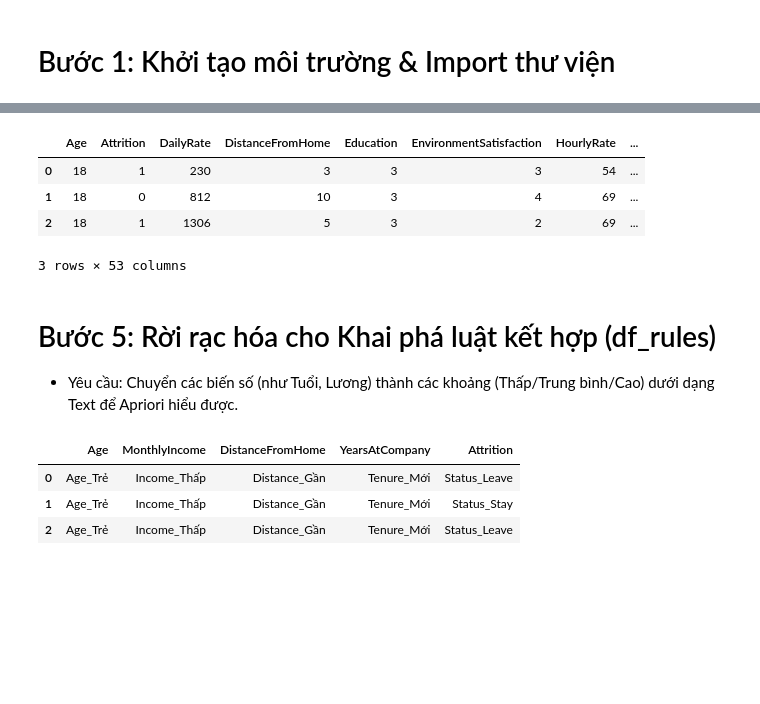
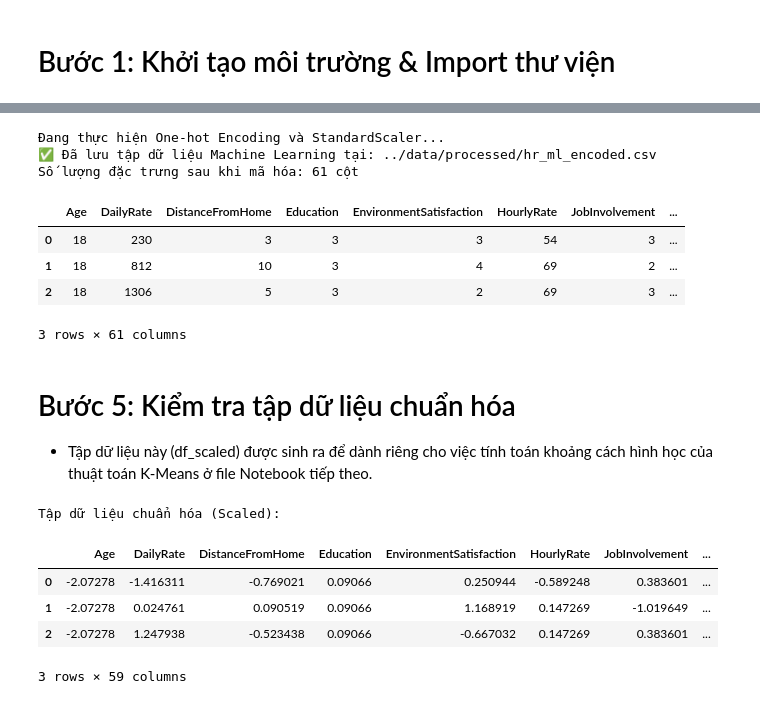
Before and after one commit to NgoVanQuan/Nhom2_Data_08_Employee, a Jupyter notebook: notebooks/02_preprocess_feature.ipynb, the cells around one changed output, grey strips where cells are left out. Saved outputs shown, nothing was run; the diff lists cells and outputs as text; code cells hidden in the pictures; blank space fills up the shorter version.

```diff
--- a/notebooks/02_preprocess_feature.ipynb
+++ b/notebooks/02_preprocess_feature.ipynb
@@ -95,60 +66,33 @@ Số dòng trùng lặp: 7
 # %%
-# 1. Mã hóa biến mục tiêu Attrition (Nghỉ việc) thành 1 và 0
-if 'Attrition' in df_ml.columns:
-    df_ml['Attrition'] = df_ml['Attrition'].map({'Yes': 1, 'No': 0})
+print("Đang thực hiện One-hot Encoding và StandardScaler...")
+df_encoded, df_scaled, scaler = builder.build_ml_data(df_rules)
 
-# 2. Mã hóa One-Hot Encoding cho các biến phân loại (Categorical)
-categorical_cols = df_ml.select_dtypes(include=['object']).columns
-df_ml = pd.get_dummies(df_ml, columns=categorical_cols, drop_first=True)
+# Lưu file đã mã hóa
+encoded_path = '../data/processed/hr_ml_encoded.csv'
+df_encoded.to_csv(encoded_path, index=False)
 
-# Chuyển đổi True/False thành 1/0
-for col in df_ml.columns:
-    if df_ml[col].dtype == bool:
-        df_ml[col] = df_ml[col].astype(int)
-
-display(df_ml.head(3))
+print(f"✅ Đã lưu tập dữ liệu Machine Learning tại: {encoded_path}")
+print(f"Số lượng đặc trưng sau khi mã hóa: {df_encoded.shape[1]} cột")
+display(df_encoded.head(3))
 # %% [output]
+Đang thực hiện One-hot Encoding và StandardScaler...
+✅ Đã lưu tập dữ liệu Machine Learning tại: ../data/processed/hr_ml_encoded.csv
+Số lượng đặc trưng sau khi mã hóa: 61 cột
-|  | Age | Attrition | DailyRate | DistanceFromHome | Education | EnvironmentSatisfaction | HourlyRate | ... |
-| 0 | 18 | 1 | 230 | 3 | 3 | 3 | 54 | ... |
-| 1 | 18 | 0 | 812 | 10 | 3 | 4 | 69 | ... |
-| 2 | 18 | 1 | 1306 | 5 | 3 | 2 | 69 | ... |
+|  | Age | DailyRate | DistanceFromHome | Education | EnvironmentSatisfaction | HourlyRate | JobInvolvement | ... |
+| 0 | 18 | 230 | 3 | 3 | 3 | 54 | 3 | ... |
+| 1 | 18 | 812 | 10 | 3 | 4 | 69 | 2 | ... |
+| 2 | 18 | 1306 | 5 | 3 | 2 | 69 | 3 | ... |
-3 rows × 53 columns
+3 rows × 61 columns
 # %% [markdown]
-# Bước 5: Rời rạc hóa cho Khai phá luật kết hợp (df_rules)
-* Yêu cầu: Chuyển các biến số (như Tuổi, Lương) thành các khoảng (Thấp/Trung bình/Cao) dưới dạng Text để Apriori hiểu được.
+# Bước 5: Kiểm tra tập dữ liệu chuẩn hóa
+* Tập dữ liệu này (df_scaled) được sinh ra để dành riêng cho việc tính toán khoảng cách hình học của thuật toán K-Means ở file Notebook tiếp theo.
 # %%
-labels_3 = ['Thấp', 'Trung bình', 'Cao']
-
-# 1. Tuổi (Age)
-if 'Age' in df_rules.columns:
-    df_rules['Age'] = pd.qcut(df_rules['Age'], q=3, labels=['Trẻ', 'Trung niên', 'Lớn tuổi'])
-    df_rules['Age'] = 'Age_' + df_rules['Age'].astype(str)
-
-# 2. Thu nhập hàng tháng (MonthlyIncome)
-if 'MonthlyIncome' in df_rules.columns:
-    df_rules['MonthlyIncome'] = pd.qcut(df_rules['MonthlyIncome'], q=3, labels=labels_3)
-    df_rules['MonthlyIncome'] = 'Income_' + df_rules['MonthlyIncome'].astype(str)
-
-# 3. Khoảng cách từ nhà đến công ty (DistanceFromHome)
-if 'DistanceFromHome' in df_rules.columns:
-    df_rules['DistanceFromHome'] = pd.cut(df_rules['DistanceFromHome'], bins=3, labels=['Gần', 'Vừa', 'Xa'])
-    df_rules['DistanceFromHome'] = 'Distance_' + df_rules['DistanceFromHome'].astype(str)
-
-# 4. Số năm làm việc tại công ty (YearsAtCompany)
-if 'YearsAtCompany' in df_rules.columns:
-    df_rules['YearsAtCompany'] = pd.cut(df_rules['YearsAtCompany'], bins=[-1, 3, 7, 50], labels=['Mới', 'Gắn bó', 'Lão làng'])
-    df_rules['YearsAtCompany'] = 'Tenure_' + df_rules['YearsAtCompany'].astype(str)
-
-# 5. Gắn tiền tố cho các cột Categorical có sẵn để phân biệt rõ ràng
-df_rules['Attrition'] = df_rules['Attrition'].apply(lambda x: 'Status_Leave' if x == 'Yes' else 'Status_Stay')
-
-for col in ['Department', 'JobRole', 'BusinessTravel']:
-    if col in df_rules.columns:
-        df_rules[col] = col + '_' + df_rules[col].astype(str)
-
-display(df_rules[['Age', 'MonthlyIncome', 'DistanceFromHome', 'YearsAtCompany', 'Attrition']].head(3))
+print("Tập dữ liệu chuẩn hóa (Scaled):")
+display(df_scaled.head(3))
 # %% [output]
+Tập dữ liệu chuẩn hóa (Scaled):
-|  | Age | MonthlyIncome | DistanceFromHome | YearsAtCompany | Attrition |
-| 0 | Age_Trẻ | Income_Thấp | Distance_Gần | Tenure_Mới | Status_Leave |
-| 1 | Age_Trẻ | Income_Thấp | Distance_Gần | Tenure_Mới | Status_Stay |
-| 2 | Age_Trẻ | Income_Thấp | Distance_Gần | Tenure_Mới | Status_Leave |
+|  | Age | DailyRate | DistanceFromHome | Education | EnvironmentSatisfaction | HourlyRate | JobInvolvement | ... |
+| 0 | -2.07278 | -1.416311 | -0.769021 | 0.09066 | 0.250944 | -0.589248 | 0.383601 | ... |
+| 1 | -2.07278 | 0.024761 | 0.090519 | 0.09066 | 1.168919 | 0.147269 | -1.019649 | ... |
+| 2 | -2.07278 | 1.247938 | -0.523438 | 0.09066 | -0.667032 | 0.147269 | 0.383601 | ... |
+3 rows × 59 columns
```
Also changed, not shown: parts of 8 cells of this notebook, 6 other files.
